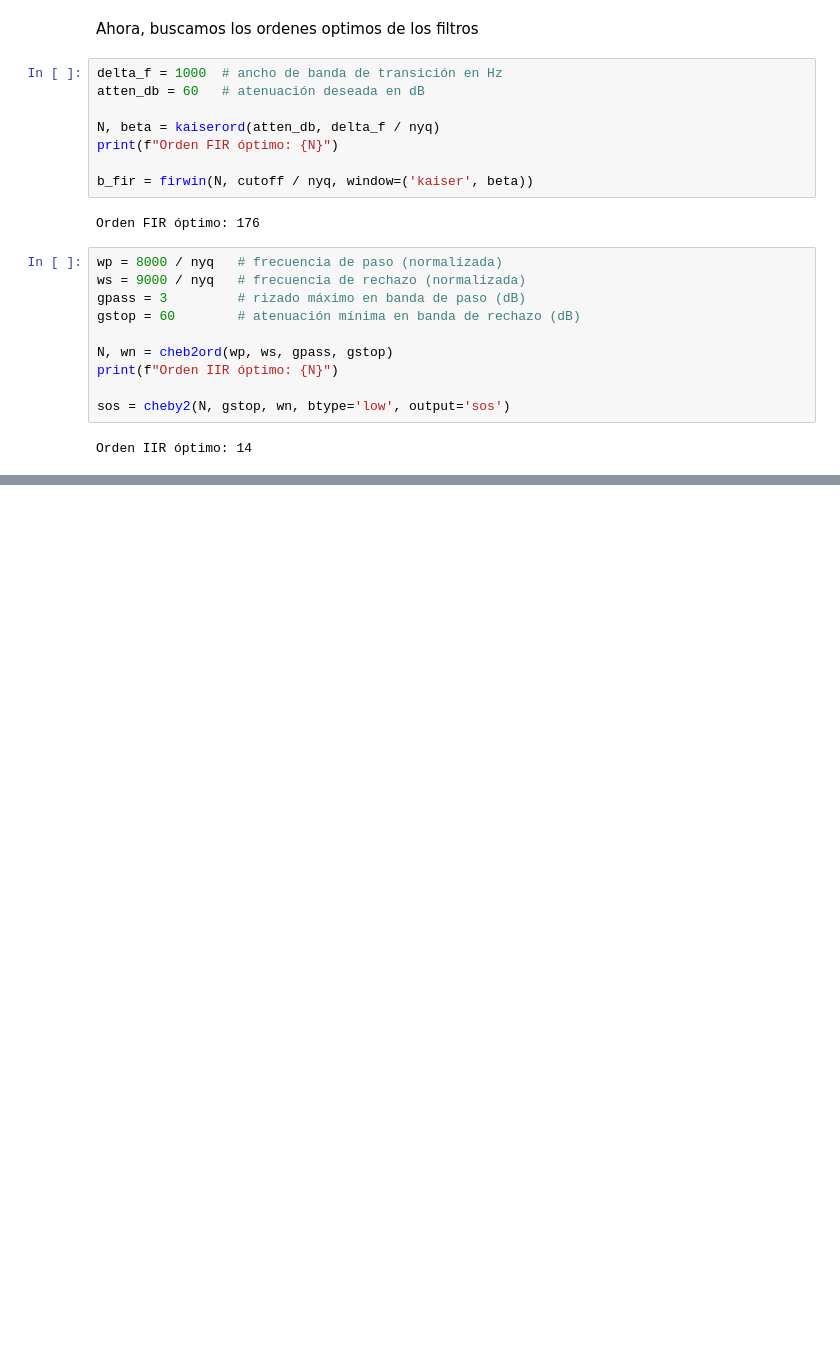
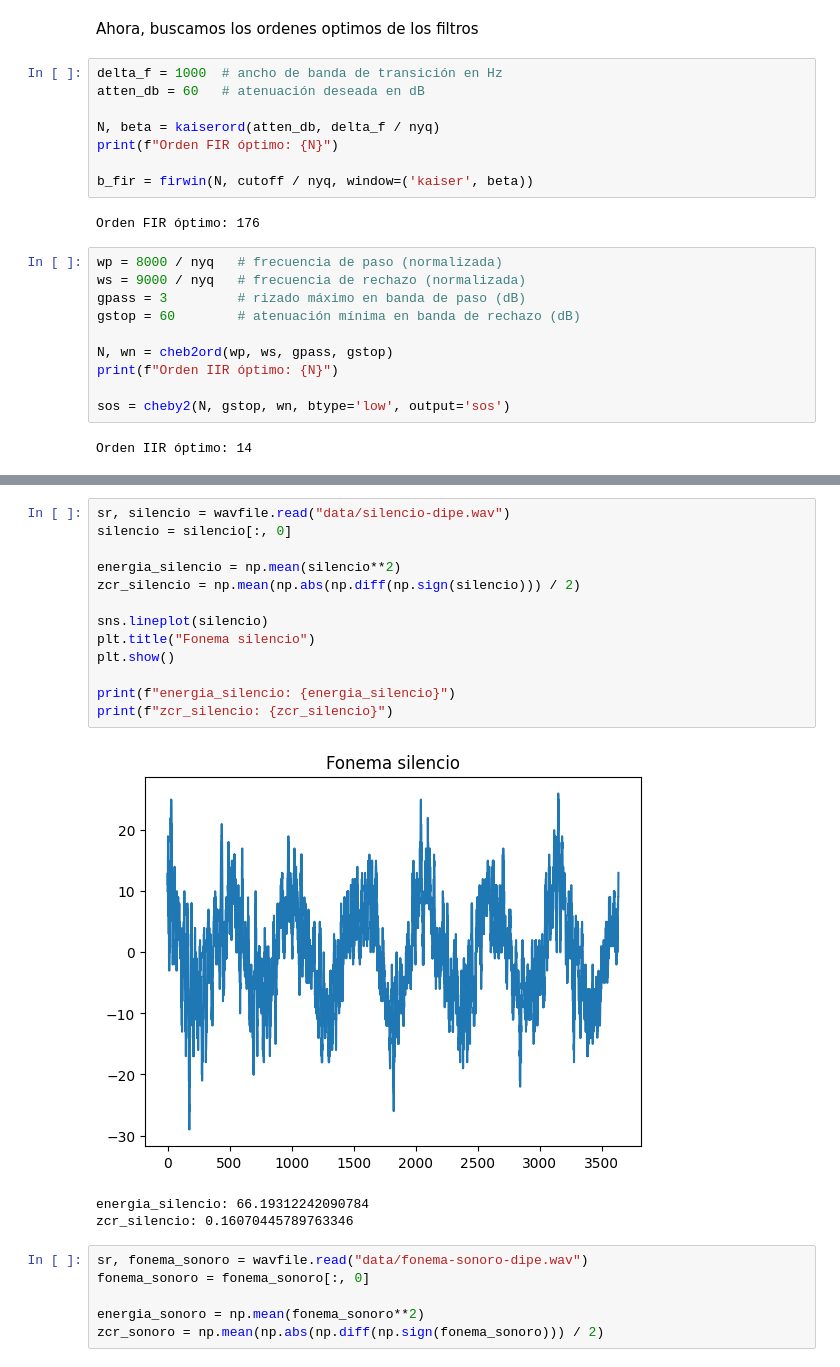
Before and after one commit to s4nt1lu1/pds, a Jupyter notebook: TP-Final/main.ipynb, the cells around one changed output, grey strips where cells are left out. Drawn from its saved outputs; the diff is of its cells as text; blank space fills up the shorter version.

```diff
--- a/TP-Final/main.ipynb
+++ b/TP-Final/main.ipynb
@@ -241,0 +358,23 @@ En principio, vamos a trabajar con el FIR debido a las practicidades ya conocida
+# %%
+sr, silencio = wavfile.read("data/silencio-dipe.wav")
+silencio = silencio[:, 0]
+
+energia_silencio = np.mean(silencio**2)
+zcr_silencio = np.mean(np.abs(np.diff(np.sign(silencio))) / 2)
+
+sns.lineplot(silencio)
+plt.title("Fonema silencio")
+plt.show()
+
+print(f"energia_silencio: {energia_silencio}")
+print(f"zcr_silencio: {zcr_silencio}")
+# %% [output]
+[figure, added]
+energia_silencio: 66.19312242090784
+zcr_silencio: 0.16070445789763346
+# %%
+sr, fonema_sonoro = wavfile.read("data/fonema-sonoro-dipe.wav")
+fonema_sonoro = fonema_sonoro[:, 0]
+
+energia_sonoro = np.mean(fonema_sonoro**2)
+zcr_sonoro = np.mean(np.abs(np.diff(np.sign(fonema_sonoro))) / 2)
```
Also changed, not shown: parts of 18 cells of this notebook, 5 other files.
